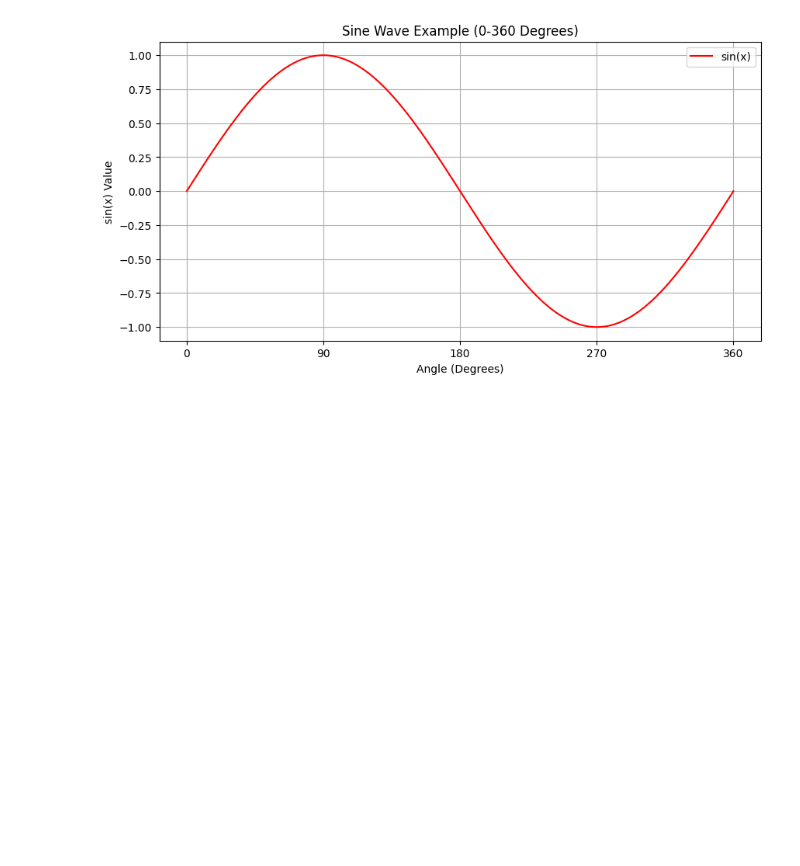
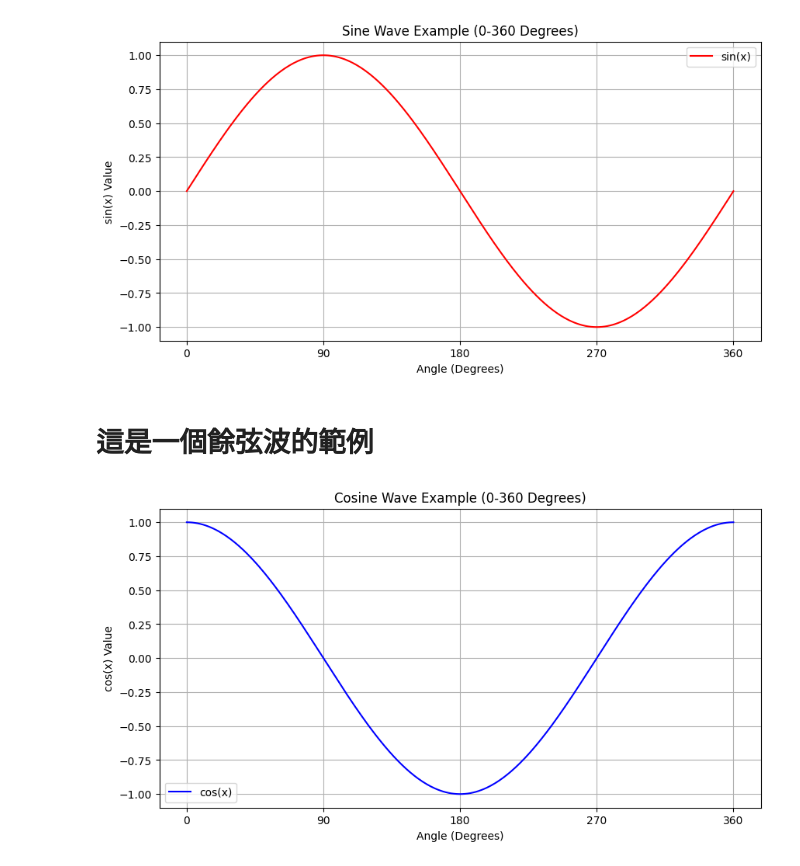
Before and after one commit to Derrick590209/20250315-GitHub-, a Jupyter notebook: python/demo1.ipynb, the cells around one changed output. Saved outputs shown, nothing was run; the diff lists cells and outputs as text; code cells hidden in the pictures; blank space fills up the shorter version.

```diff
--- a/python/demo1.ipynb
+++ b/python/demo1.ipynb
@@ -42,3 +42,44 @@ plt.legend()
 plt.show()
 # %% [output]
 [figure]
+# %% [markdown]
+# 這是一個餘弦波的範例
+# %%
+import numpy as np
+import matplotlib.pyplot as plt
+
+# Ensure sans-serif font is set for Matplotlib
+plt.rcParams['font.sans-serif'] = ['DejaVu Sans', 'sans-serif']
+plt.rcParams['axes.unicode_minus'] = True
+
+# Generate x values in degrees from 0 to 360
+x_degrees = np.linspace(0, 360, 400)
+
+# Convert degrees to radians for the cosine function
+x_radians = np.deg2rad(x_degrees)
+
+# Calculate the cosine values
+y = np.cos(x_radians)
+
+# Create the plot
+plt.figure(figsize=(10, 5))
+plt.plot(x_degrees, y, label='cos(x)', color='blue')
+
+# Add title and axis labels in English
+plt.title('Cosine Wave Example (0-360 Degrees)')
+plt.xlabel('Angle (Degrees)')
+plt.ylabel('cos(x) Value')
+
+# Set x-axis ticks to common degree values for clarity
+plt.xticks([0, 90, 180, 270, 360])
+
+# Add grid lines
+plt.grid(True)
+
+# Add legend
+plt.legend()
+
+# Display the plot
+plt.show()
+# %% [output]
+[figure, added]
```
